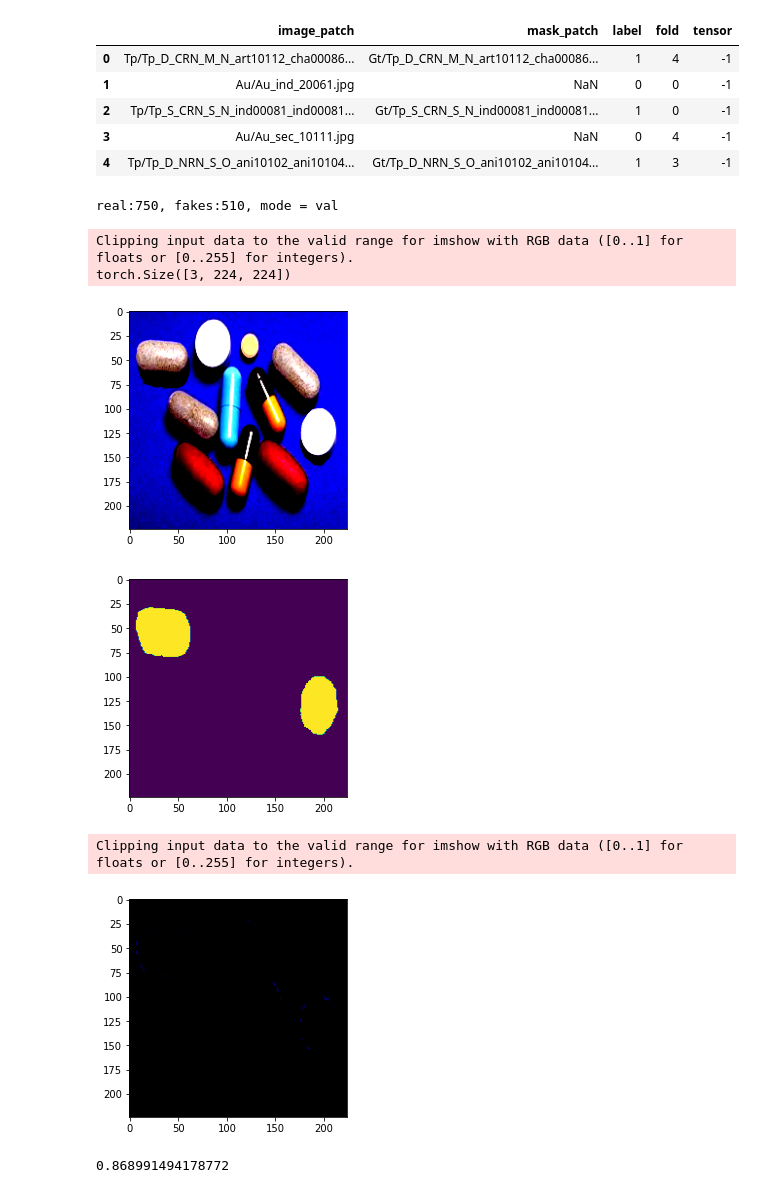
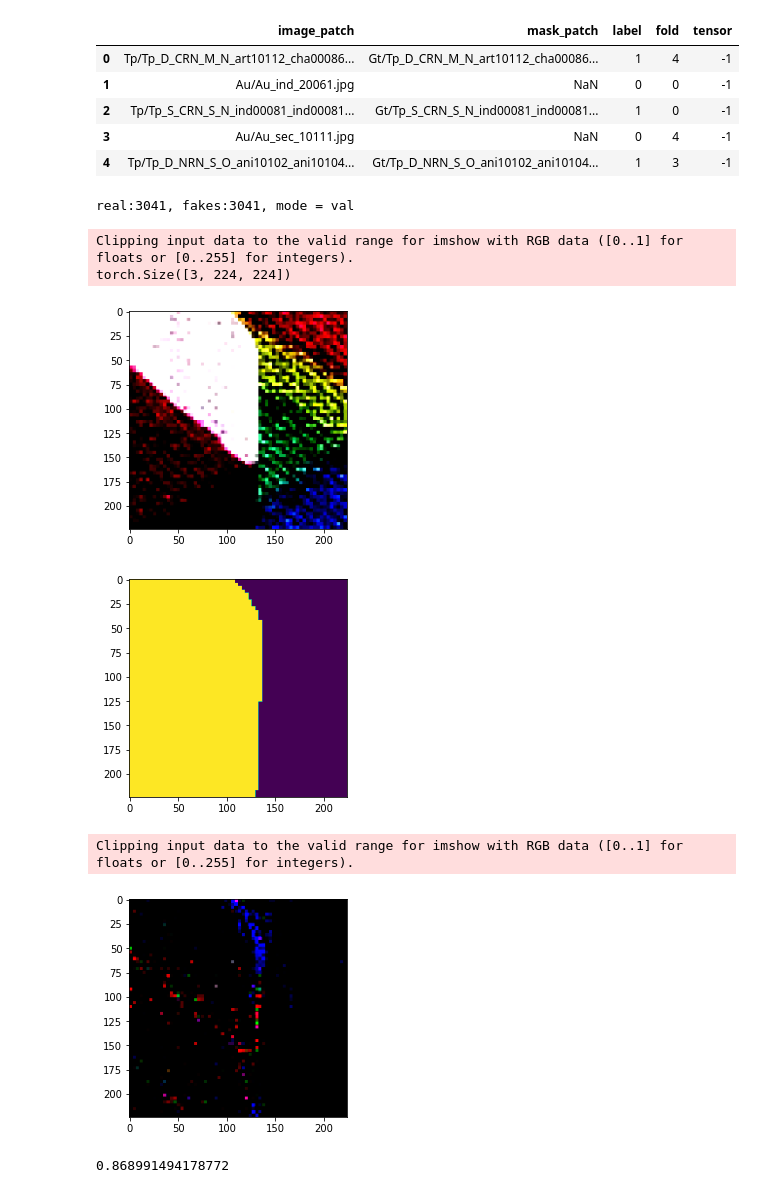
Before and after one commit to sowmen/imanip_main, a Jupyter notebook: scratchpad.ipynb, the cells around one changed output. Saved outputs shown, nothing was run; the diff lists cells and outputs as text; code cells hidden in the pictures.

```diff
--- a/scratchpad.ipynb
+++ b/scratchpad.ipynb
@@ -777,8 +777,8 @@ df.to_csv('casia_tensor_448.csv', index=False)
 # %%
 from casia_dataset import CASIA
 
-patch_size = 'FULL'
-DATA_ROOT = f"Image_Manipulation_Dataset/CASIA_2.0"
+patch_size = 64
+DATA_ROOT = f"Image_Manipulation_Dataset/CASIA_2.0/image_patch_{patch_size}"
 df = pd.read_csv(f"casia_{patch_size}.csv").sample(frac=1).reset_index(drop=True)
 
 normalize = {
@@ -800,30 +800,30 @@ valid_dataset = CASIA(
     test_fold=9,
     root_dir=DATA_ROOT,
     patch_size=patch_size,
-    equal_sample=False,
+    equal_sample=True,
     transforms=valid_aug,
 )
 # %% [output]
-real:750, fakes:510, mode = val
+real:3041, fakes:3041, mode = val
 # %%
-data = valid_dataset[5]
+data = valid_dataset[15]
 print(data['image'].size())
 plt.figure()
 plt.imshow(data['image'].permute((1,2,0)))
 plt.show()
 plt.figure()
 plt.imshow(data['mask'].permute((1,2,0)).squeeze())
 plt.show()
 plt.figure()
 plt.imshow(data['ela'].permute((1,2,0)).squeeze())
 plt.show()
 # %% [output]
 Clipping input data to the valid range for imshow with RGB data ([0..1] for floats or [0..255] for integers).
 torch.Size([3, 224, 224])
-[figure, old version]
+[figure, new version]
-[figure, old version]
+[figure, new version]
 Clipping input data to the valid range for imshow with RGB data ([0..1] for floats or [0..255] for integers).
-[figure, old version]
+[figure, new version]
 # %%
 x = []
 y = []
```
Also changed, not shown: parts of 6 cells of this notebook, 2 other files.
